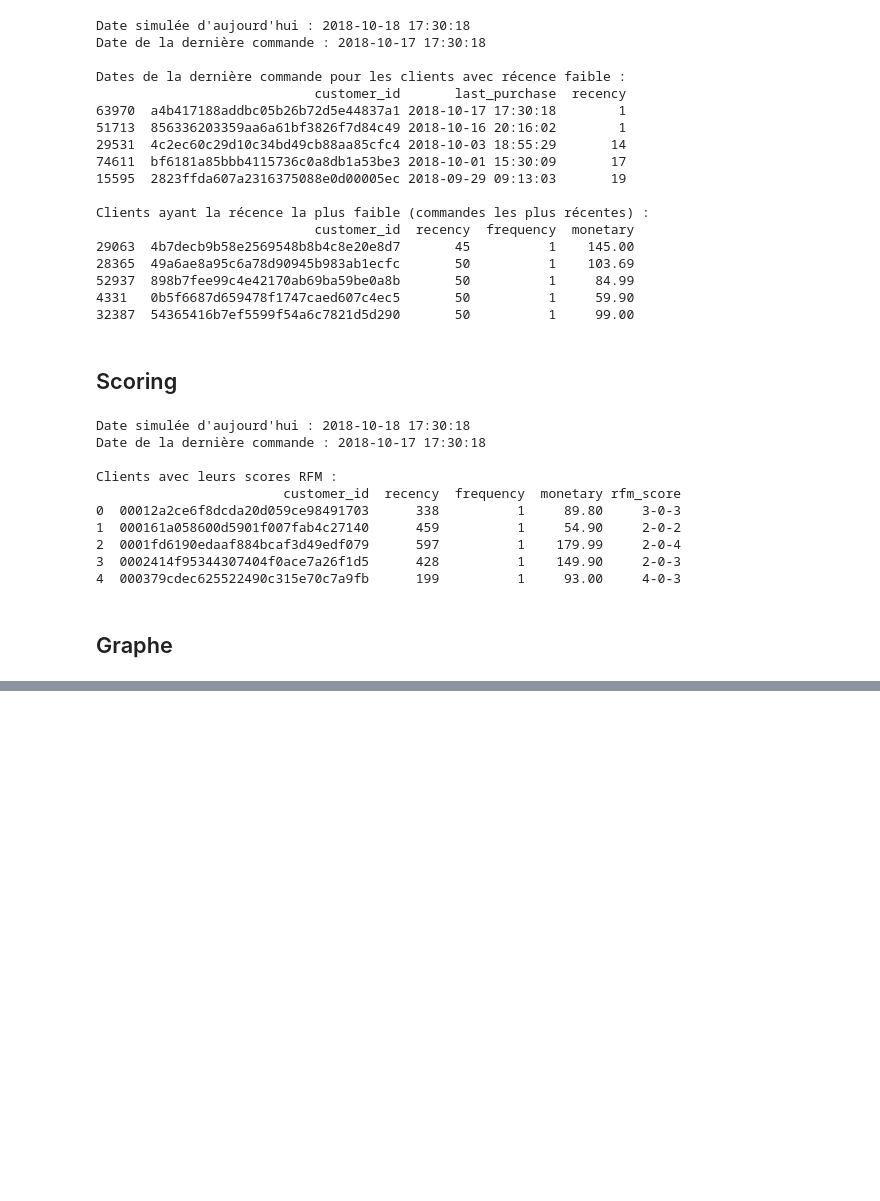
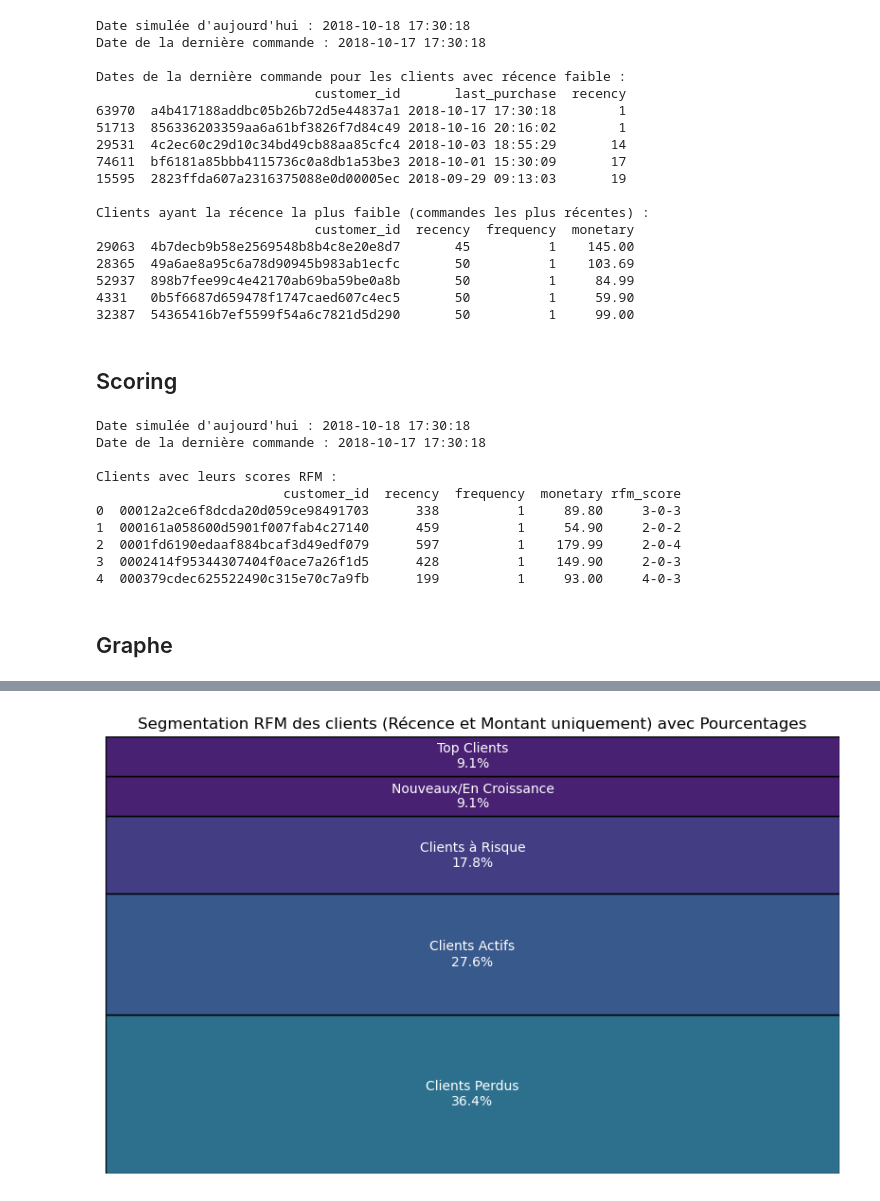
Before and after one commit to Ranack/e-client, a Jupyter notebook: Olist.ipynb, the cells around one changed output, grey strips where cells are left out. Drawn from its saved outputs; the diff is of its cells as text; code cells hidden in the pictures; blank space fills up the shorter version.

```diff
--- a/Olist.ipynb
+++ b/Olist.ipynb
@@ -372,18 +372,3 @@ Clients avec leurs scores RFM :
 4  000379cdec625522490c315e70c7a9fb      199          1     93.00     4-0-3
 # %% [markdown]
 ## Graphe
-# %%
-import matplotlib.pyplot as plt
-import squarify
-
-# Exemple de données à partir du DataFrame rfm_df
-# Assurez-vous que le score RFM est bien calculé avant
-rfm_scores = rfm_df['rfm_score'].value_counts()
-labels = rfm_scores.index
-
-# Créer le graphique
-plt.figure(figsize=(12, 8))
-squarify.plot(sizes=rfm_scores.values, label=labels, alpha=.8)
-plt.title('Treemap des scores RFM', fontsize=15)
-plt.axis('off')  # Masquer les axes
-plt.show()
@@ -391,0 +375,85 @@ plt.show()
+# %%
+import pandas as pd
+import numpy as np
+import matplotlib.pyplot as plt
+from matplotlib.patches import Rectangle
+
+# Assurez-vous que 'order_purchase_timestamp' est au format datetime
+orders['order_purchase_timestamp'] = pd.to_datetime(orders['order_purchase_timestamp'])
+
+# 1. Simuler la date d'aujourd'hui (18 octobre 2018)
+simulated_today = pd.Timestamp('2018-10-18 17:30:18')
+
+# 2. Récence : Calculer le nombre de jours depuis la dernière commande pour chaque client
+recency_df = orders.groupby('customer_id').agg(last_purchase=('order_purchase_timestamp', 'max')).reset_index()
+recency_df['recency'] = (simulated_today - recency_df['last_purchase']).dt.days
+
+# 3. Fréquence : Nombre total de commandes par client
+frequency_df = orders.groupby('customer_id').size().reset_index(name='frequency')
+
+# 4. Montant : Calculer le montant total dépensé par client
+monetary_df = order_items.groupby('order_id').agg(order_value=('price', 'sum')).reset_index()
+monetary_df = pd.merge(orders[['order_id', 'customer_id']], monetary_df, on='order_id')
+monetary_df = monetary_df.groupby('customer_id').agg(monetary=('order_value', 'sum')).reset_index()
+
+# 5. Fusionner les variables RFM en une seule table
+rfm_df = pd.merge(recency_df[['customer_id', 'recency']], frequency_df, on='customer_id')
+rfm_df = pd.merge(rfm_df, monetary_df, on='customer_id')
+
+# 6. Calculer le score RFM sans la fréquence
+def score_rfm(df):
+    df['recency_score'] = pd.qcut(df['recency'], 4, labels=False, duplicates='drop').fillna(-1)
+    df['recency_score'] = 5 - df['recency_score']  # Plus la récence est faible, plus le score est élevé
+
+    df['monetary_score'] = pd.qcut(df['monetary'], 4, labels=False, duplicates='drop').fillna(-1)
+    df['monetary_score'] = 1 + df['monetary_score']  # Plus le montant est élevé, plus le score est élevé
+
+    # Concaténer les scores dans le format "recency_score-monetary_score"
+    df['rfm_score'] = df['recency_score'].astype(int).astype(str) + '-' + df['monetary_score'].astype(int).astype(str)
+    return df
+
+# Appliquer la fonction de scoring
+rfm_df = score_rfm(rfm_df)
+
+# 7. Segmenter les clients en fonction de la récence et du montant monétaire (sans fréquence)
+def segment_rfm(df):
+    conditions = [
+        (df['recency_score'] == 5) & (df['monetary_score'] >= 4),  # Clients récents et dépensant beaucoup
+        (df['recency_score'] >= 3) & (df['monetary_score'] == 3),  # Clients actifs et dépensant bien
+        (df['recency_score'] <= 2) & (df['monetary_score'] >= 3),  # Clients à risque mais dépensant beaucoup
+        (df['recency_score'] >= 1) & (df['monetary_score'] == 2),  # Clients perdus et dépensant peu
+        (df['recency_score'] == 5) & (df['monetary_score'] <= 2)   # Nouveaux clients ou en croissance
+    ]
+    choices = ['Top Clients', 'Clients Actifs', 'Clients à Risque', 'Clients Perdus', 'Nouveaux/En Croissance']
+    df['segment'] = np.select(conditions, choices, default=None)  # Retirer la catégorie "Autres"
+    df = df.dropna(subset=['segment'])  # Supprimer les lignes qui ne correspondent à aucun segment
+    return df
+
+rfm_df = segment_rfm(rfm_df)
+
+# 8. Visualiser les segments via un treemap avec Matplotlib (sans squarify)
+segment_counts = rfm_df['segment'].value_counts()
+
+# Fonction pour dessiner des rectangles pour le treemap avec % dans les labels
+def draw_treemap(ax, labels, sizes):
+    total_size = sum(sizes)
+    x, y = 0, 0
+    width = 1.0
+    for label, size in zip(labels, sizes):
+        height = size / total_size
+        percentage = size / total_size * 100  # Calcul du pourcentage
+        rect = Rectangle((x, y), width, height, edgecolor='black', facecolor=plt.cm.viridis(size/total_size))
+        ax.add_patch(rect)
+        ax.text(x + 0.5 * width, y + 0.5 * height, f"{label}\n{percentage:.1f}%", ha='center', va='center', fontsize=10, color='white')
+        y += height
+
+# Dessiner le treemap
+fig, ax = plt.subplots(figsize=(10, 6))
+draw_treemap(ax, segment_counts.index, segment_counts.values)
+ax.set_xlim(0, 1)
+ax.set_ylim(0, 1)
+ax.set_title("Segmentation RFM des clients (Récence et Montant uniquement) avec Pourcentages")
+ax.set_axis_off()
+plt.show()
+# %% [output]
+[figure, added]
```
Also changed, not shown: parts of 7 cells of this notebook.
